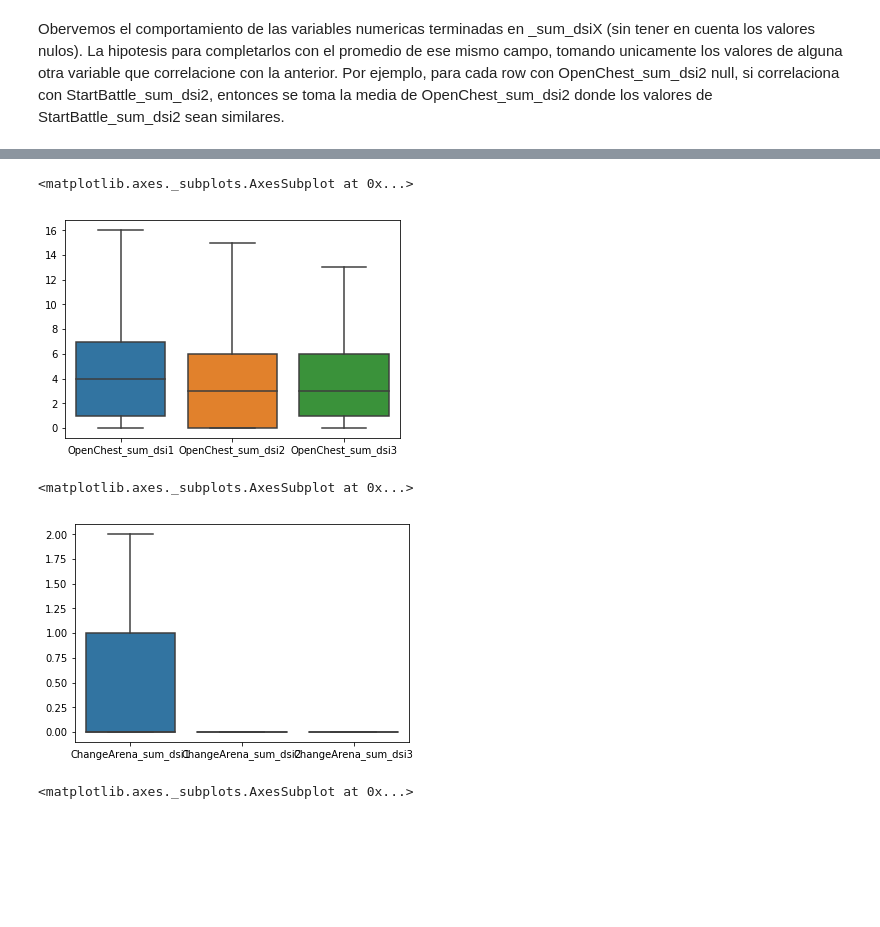
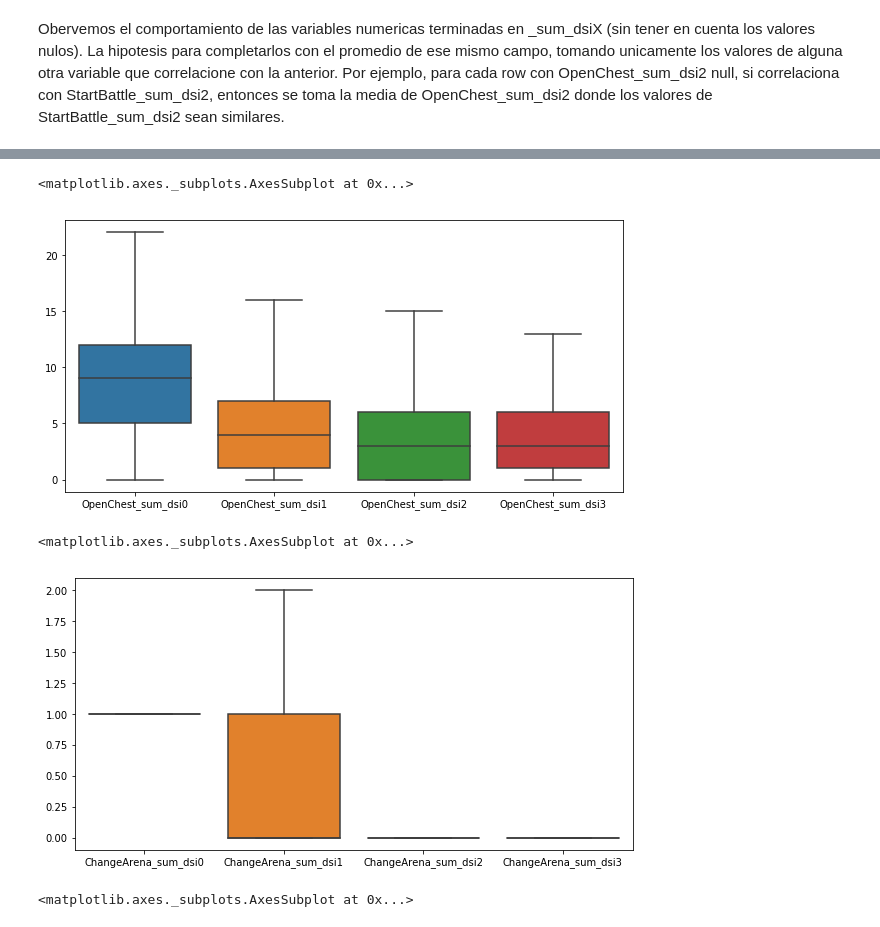
Before and after one commit to francomatiasferrari/md_MIM, a Jupyter notebook: analysis/EDA_FF.ipynb, the cells around one changed output, grey strips where cells are left out. Cells and saved outputs as stored; diff of their text form; code cells hidden in the pictures; blank space fills up the shorter version.

```diff
--- a/analysis/EDA_FF.ipynb
+++ b/analysis/EDA_FF.ipynb
@@ -238,15 +256,17 @@ sns.boxplot(data=df[["StartBattle_sum_dsi1","StartBattle_sum_dsi2","StartBattle_
 # %%
 # Nulls in OpenChest_sum_dsi2
-sns.boxplot(data=df[["OpenChest_sum_dsi1","OpenChest_sum_dsi2","OpenChest_sum_dsi3"]], orient="v", showfliers = False)
+plt.subplots(figsize=(10,5))
+sns.boxplot(data=df[["OpenChest_sum_dsi0","OpenChest_sum_dsi1","OpenChest_sum_dsi2","OpenChest_sum_dsi3"]], orient="v", showfliers = False)
 # %% [output]
 <matplotlib.axes._subplots.AxesSubplot at 0x...>
-[figure, old version]
+[figure, new version]
 # %%
 # Nulls in ChangeArena_sum_dsi3
-sns.boxplot(data=df[["ChangeArena_sum_dsi1","ChangeArena_sum_dsi2","ChangeArena_sum_dsi3"]], orient="v", showfliers = False)
+plt.subplots(figsize=(10,5))
+sns.boxplot(data=df[["ChangeArena_sum_dsi0","ChangeArena_sum_dsi1","ChangeArena_sum_dsi2","ChangeArena_sum_dsi3"]], orient="v", showfliers = False)
 # %% [output]
 <matplotlib.axes._subplots.AxesSubplot at 0x...>
-[figure, old version]
+[figure, new version]
 # %%
 sum_dsiX_columns = [col for col in df.columns if 'sum_dsi' in col]
 # %%
```
Also changed, not shown: parts of 3 cells of this notebook.
